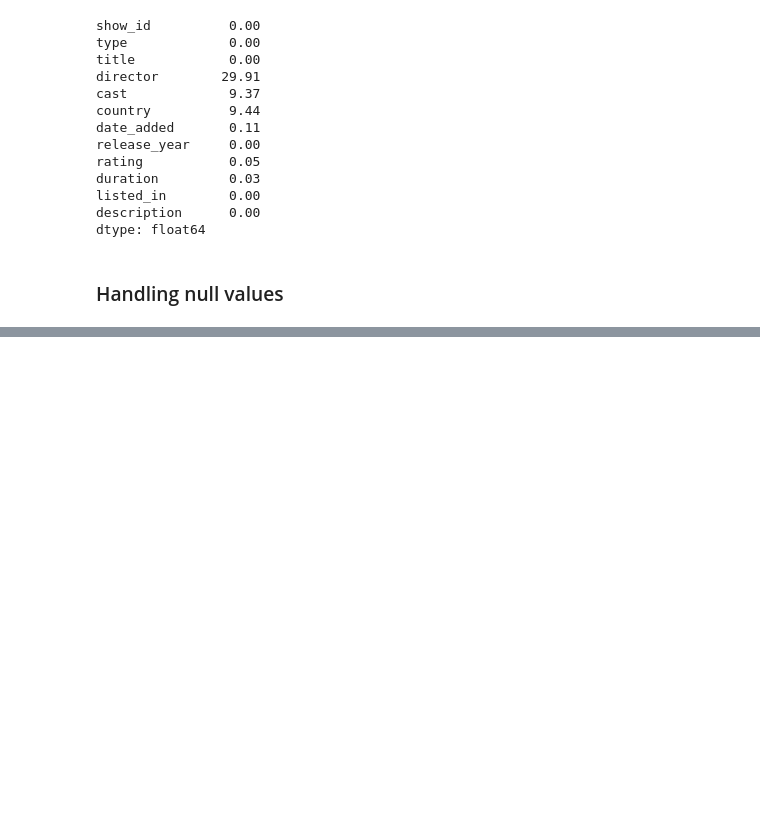
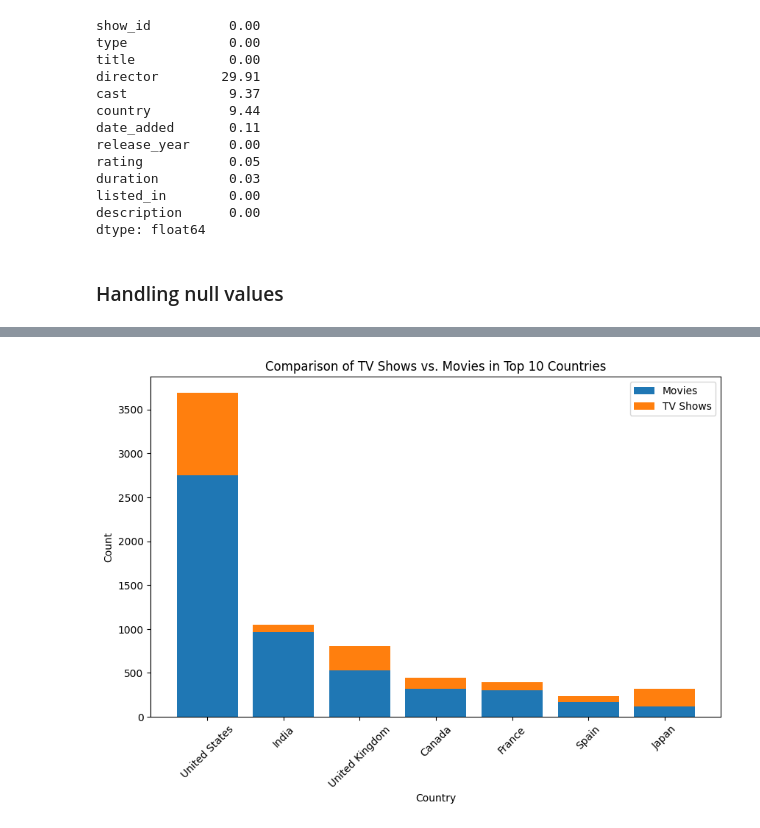
Before and after one commit to Manthru/Netflix-Data-Analysis, a Jupyter notebook: notebook.ipynb, the cells around one changed output, grey strips where cells are left out. Cells and saved outputs as stored; diff of their text form; code cells hidden in the pictures; blank space fills up the shorter version.

```diff
--- a/notebook.ipynb
+++ b/notebook.ipynb
@@ -139,0 +306,9 @@ memory usage: 825.8 KB
+# %%
+# Group and unique movie titles for each country
+movie_counts_by_country = movies_df.groupby('country')['title'].nunique().reset_index()
+movie_counts_by_country = movie_counts_by_country.sort_values(by='title', ascending=False)
+
+# Select top 10 countries with the most movies
+top_10_movie_countries = movie_counts_by_country.head(10)
+print("Top 10 countries with the most Movies:\n")
+print(top_10_movie_countries)
@@ -139,0 +329,9 @@ memory usage: 825.8 KB
+# %%
+# Group and count unique TV show titles for each country
+tv_show_counts_by_country = tv_shows_df.groupby('country')['title'].nunique().reset_index()
+tv_show_counts_by_country = tv_show_counts_by_country.sort_values(by='title', ascending=False)
+
+# Select top 10 countries with the most TV shows
+top_10_tv_show_countries = tv_show_counts_by_country.head(10)
+print("Top 10 countries with the most TV shows:\n")
+print(top_10_tv_show_countries)
@@ -139,0 +352,35 @@ memory usage: 825.8 KB
+# %%
+top_countries_data = pd.merge(
+    top_10_movie_countries,
+    top_10_tv_show_countries,
+    on='country',
+    suffixes=('_Movies', '_TV_Shows')
+)
+
+plt.figure(figsize=(10, 6))
+
+# Movies
+plt.bar(
+    top_countries_data['country'],
+    top_countries_data['title_Movies'],
+    label='Movies'
+)
+
+# TV Shows (stacked)
+plt.bar(
+    top_countries_data['country'],
+    top_countries_data['title_TV_Shows'],
+    bottom=top_countries_data['title_Movies'],  # ✅ important
+    label='TV Shows'
+)
+
+plt.title('Comparison of TV Shows vs. Movies in Top 10 Countries')
+plt.xlabel('Country')
+plt.ylabel('Count')
+plt.xticks(rotation=45)
+plt.legend()
+
+plt.savefig('./outputs/Comparison of TV Shows vs. Movies in Top 10 Countries.png', dpi=300, bbox_inches='tight')
+plt.show()
+# %% [output]
+[figure, added]
```
Also changed, not shown: parts of 28 cells of this notebook, 4 other files.
